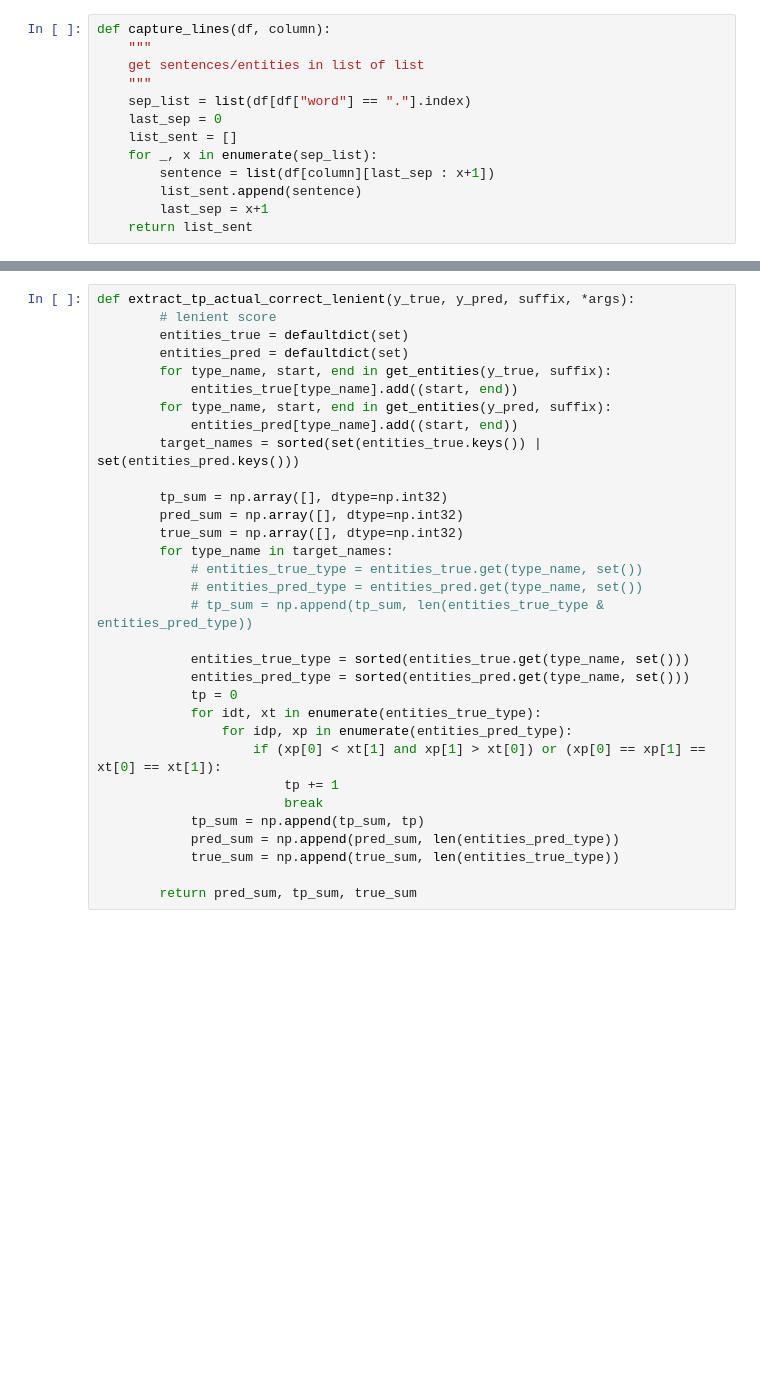
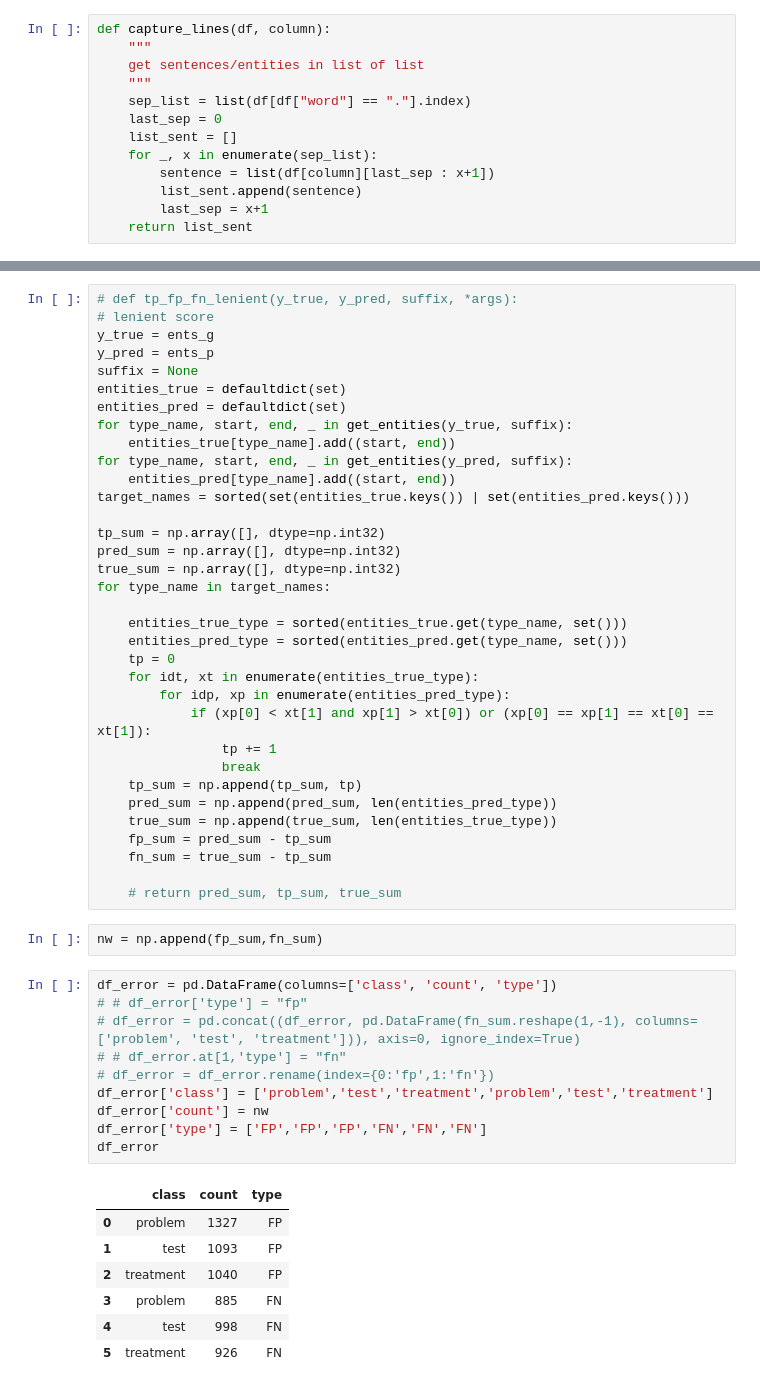
Before and after one commit to axa-rev-research/biobert-pytorch, a Jupyter notebook: named-entity-recognition/analysis.ipynb, the cells around one changed output, grey strips where cells are left out. Drawn from its saved outputs; the diff is of its cells as text; blank space fills up the shorter version.

```diff
--- a/named-entity-recognition/analysis.ipynb
+++ b/named-entity-recognition/analysis.ipynb
@@ -164,34 +170,56 @@ print("example entities: ",ents_p[70])
 example sentence:  7. Neurology : Head ultrasound on day of life seven showed no intraventricular hemorrhage .
 example entities:  ['O', 'O', 'O', 'B-test', 'I-test', 'O', 'O', 'O', 'O', 'O', 'O', 'O', 'B-problem', 'I-problem', 'O']
 # %%
-def extract_tp_actual_correct_lenient(y_true, y_pred, suffix, *args):
-        # lenient score
-        entities_true = defaultdict(set)
-        entities_pred = defaultdict(set)
-        for type_name, start, end in get_entities(y_true, suffix):
-            entities_true[type_name].add((start, end))
-        for type_name, start, end in get_entities(y_pred, suffix):
-            entities_pred[type_name].add((start, end))
-        target_names = sorted(set(entities_true.keys()) | set(entities_pred.keys()))
+# def tp_fp_fn_lenient(y_true, y_pred, suffix, *args):
+# lenient score
+y_true = ents_g
+y_pred = ents_p
+suffix = None
+entities_true = defaultdict(set)
+entities_pred = defaultdict(set)
+for type_name, start, end, _ in get_entities(y_true, suffix):
+    entities_true[type_name].add((start, end))
+for type_name, start, end, _ in get_entities(y_pred, suffix):
+    entities_pred[type_name].add((start, end))
+target_names = sorted(set(entities_true.keys()) | set(entities_pred.keys()))
 
-        tp_sum = np.array([], dtype=np.int32)
-        pred_sum = np.array([], dtype=np.int32)
-        true_sum = np.array([], dtype=np.int32)
-        for type_name in target_names:
-            # entities_true_type = entities_true.get(type_name, set())
-            # entities_pred_type = entities_pred.get(type_name, set())
-            # tp_sum = np.append(tp_sum, len(entities_true_type & entities_pred_type))
+tp_sum = np.array([], dtype=np.int32)
+pred_sum = np.array([], dtype=np.int32)
+true_sum = np.array([], dtype=np.int32)
+for type_name in target_names:
 
-            entities_true_type = sorted(entities_true.get(type_name, set()))
-            entities_pred_type = sorted(entities_pred.get(type_name, set()))
-            tp = 0
-            for idt, xt in enumerate(entities_true_type):
-                for idp, xp in enumerate(entities_pred_type):
-                    if (xp[0] < xt[1] and xp[1] > xt[0]) or (xp[0] == xp[1] == xt[0] == xt[1]):
-                        tp += 1
-                        break
-            tp_sum = np.append(tp_sum, tp)
-            pred_sum = np.append(pred_sum, len(entities_pred_type))
-            true_sum = np.append(true_sum, len(entities_true_type))
+    entities_true_type = sorted(entities_true.get(type_name, set()))
+    entities_pred_type = sorted(entities_pred.get(type_name, set()))
+    tp = 0
+    for idt, xt in enumerate(entities_true_type):
+        for idp, xp in enumerate(entities_pred_type):
+            if (xp[0] < xt[1] and xp[1] > xt[0]) or (xp[0] == xp[1] == xt[0] == xt[1]):
+                tp += 1
+                break
+    tp_sum = np.append(tp_sum, tp)
+    pred_sum = np.append(pred_sum, len(entities_pred_type))
+    true_sum = np.append(true_sum, len(entities_true_type))
+    fp_sum = pred_sum - tp_sum
+    fn_sum = true_sum - tp_sum
 
-        return pred_sum, tp_sum, true_sum
+    # return pred_sum, tp_sum, true_sum
+# %%
+nw = np.append(fp_sum,fn_sum)
+# %%
+df_error = pd.DataFrame(columns=['class', 'count', 'type'])
+# # df_error['type'] = "fp"
+# df_error = pd.concat((df_error, pd.DataFrame(fn_sum.reshape(1,-1), columns=['problem', 'test', 'treatment'])), axis=0, ignore_index=True)
+# # df_error.at[1,'type'] = "fn"
+# df_error = df_error.rename(index={0:'fp',1:'fn'})
+df_error['class'] = ['problem','test','treatment','problem','test','treatment']
+df_error['count'] = nw
+df_error['type'] = ['FP','FP','FP','FN','FN','FN']
+df_error
+# %% [output]
+|  | class | count | type |
+| 0 | problem | 1327 | FP |
+| 1 | test | 1093 | FP |
+| 2 | treatment | 1040 | FP |
+| 3 | problem | 885 | FN |
+| 4 | test | 998 | FN |
+| 5 | treatment | 926 | FN |
```
Also changed, not shown: parts of 15 cells of this notebook, 3 other files.
